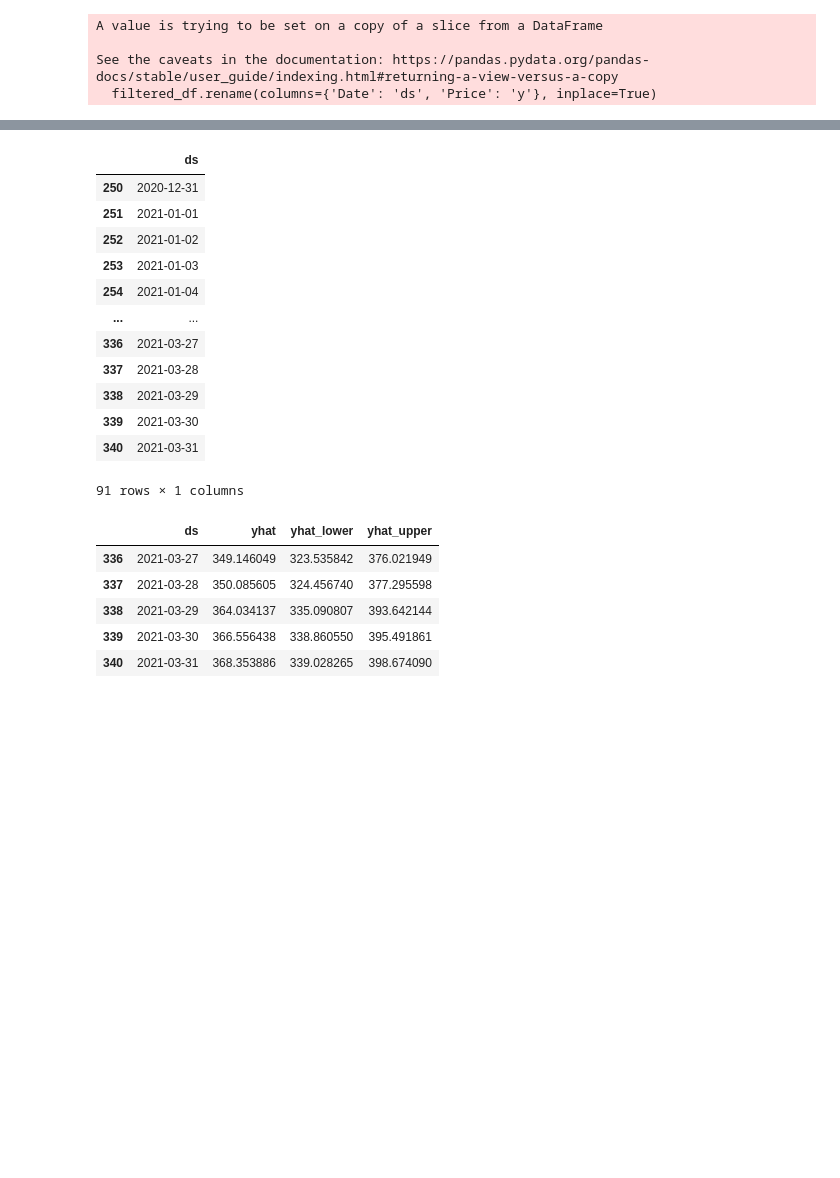
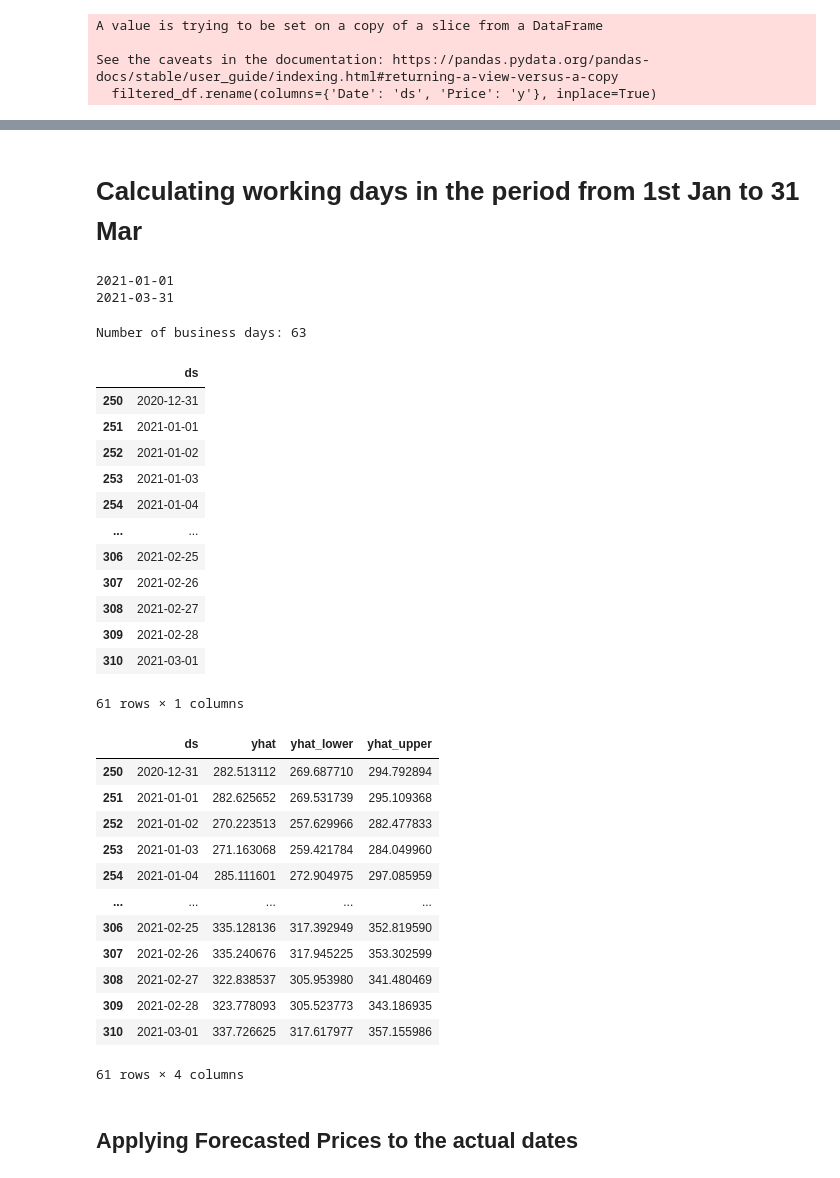
Before and after one commit to alyhussein86/C6oUVdljHlRZgnaq, a Jupyter notebook: P5_ValueInvestor.ipynb, the cells around one changed output, grey strips where cells are left out. Drawn from its saved outputs; the diff is of its cells as text; code cells hidden in the pictures; blank space fills up the shorter version.

```diff
--- a/P5_ValueInvestor.ipynb
+++ b/P5_ValueInvestor.ipynb
@@ -84,2 +84,8 @@ print(filtered_df)
 
 [250 rows x 2 columns]
+# %%
+# Convert the 'date' column to datetime objects
+filtered_df['ds'] = pd.to_datetime(filtered_df['ds'])
+
+# # Sort the DataFrame by the 'date' column in ascending order
+# df_sorted = filtered_df.sort_values(by='ds', ascending=True)
@@ -114,2 +142,4 @@ INFO:cmdstanpy:Chain [1] start processing
 INFO:cmdstanpy:Chain [1] done processing
 <prophet.forecaster.Prophet at 0x...>
+# %% [markdown]
+# Calculating working days in the period from 1st Jan to 31 Mar
@@ -116,6 +151,19 @@ INFO:cmdstanpy:Chain [1] done processing
+# %%
+print(start_date)
+print(end_date)
+# %% [output]
+2021-01-01
+2021-03-31
+# %%
+# Calculate working days by excluding weekends
+business_days = np.busday_count(start_date, end_date, weekmask=weekend_days)
+
+print("Number of business days:", business_days)
+# %% [output]
+Number of business days: 63
 # %%
-future = model.make_future_dataframe(periods=91)
-future.tail(91)
+future = model.make_future_dataframe(periods=61, include_history=True)
+future.tail(61)
 # %% [output]
 |  | ds |
 | 250 | 2020-12-31 |
@@ -124,19 +172,28 @@ future.tail(91)
 | 253 | 2021-01-03 |
 | 254 | 2021-01-04 |
 | ... | ... |
-| 336 | 2021-03-27 |
-| 337 | 2021-03-28 |
-| 338 | 2021-03-29 |
-| 339 | 2021-03-30 |
-| 340 | 2021-03-31 |
+| 306 | 2021-02-25 |
+| 307 | 2021-02-26 |
+| 308 | 2021-02-27 |
+| 309 | 2021-02-28 |
+| 310 | 2021-03-01 |
-91 rows × 1 columns
+61 rows × 1 columns
 # %%
 forecast = model.predict(future)
-forecast[['ds', 'yhat', 'yhat_lower', 'yhat_upper']].tail()
+forecast[['ds', 'yhat', 'yhat_lower', 'yhat_upper']].tail(61)
 # %% [output]
 |  | ds | yhat | yhat_lower | yhat_upper |
-| 336 | 2021-03-27 | 349.146049 | 323.535842 | 376.021949 |
-| 337 | 2021-03-28 | 350.085605 | 324.456740 | 377.295598 |
-| 338 | 2021-03-29 | 364.034137 | 335.090807 | 393.642144 |
-| 339 | 2021-03-30 | 366.556438 | 338.860550 | 395.491861 |
-| 340 | 2021-03-31 | 368.353886 | 339.028265 | 398.674090 |
+| 250 | 2020-12-31 | 282.513112 | 269.687710 | 294.792894 |
+| 251 | 2021-01-01 | 282.625652 | 269.531739 | 295.109368 |
+| 252 | 2021-01-02 | 270.223513 | 257.629966 | 282.477833 |
+| 253 | 2021-01-03 | 271.163068 | 259.421784 | 284.049960 |
+| 254 | 2021-01-04 | 285.111601 | 272.904975 | 297.085959 |
+| ... | ... | ... | ... | ... |
+| 306 | 2021-02-25 | 335.128136 | 317.392949 | 352.819590 |
+| 307 | 2021-02-26 | 335.240676 | 317.945225 | 353.302599 |
+| 308 | 2021-02-27 | 322.838537 | 305.953980 | 341.480469 |
+| 309 | 2021-02-28 | 323.778093 | 305.523773 | 343.186935 |
+| 310 | 2021-03-01 | 337.726625 | 317.617977 | 357.155986 |
+61 rows × 4 columns
+# %% [markdown]
+## Applying Forecasted Prices to the actual dates
```
Also changed, not shown: parts of 41 cells of this notebook.
